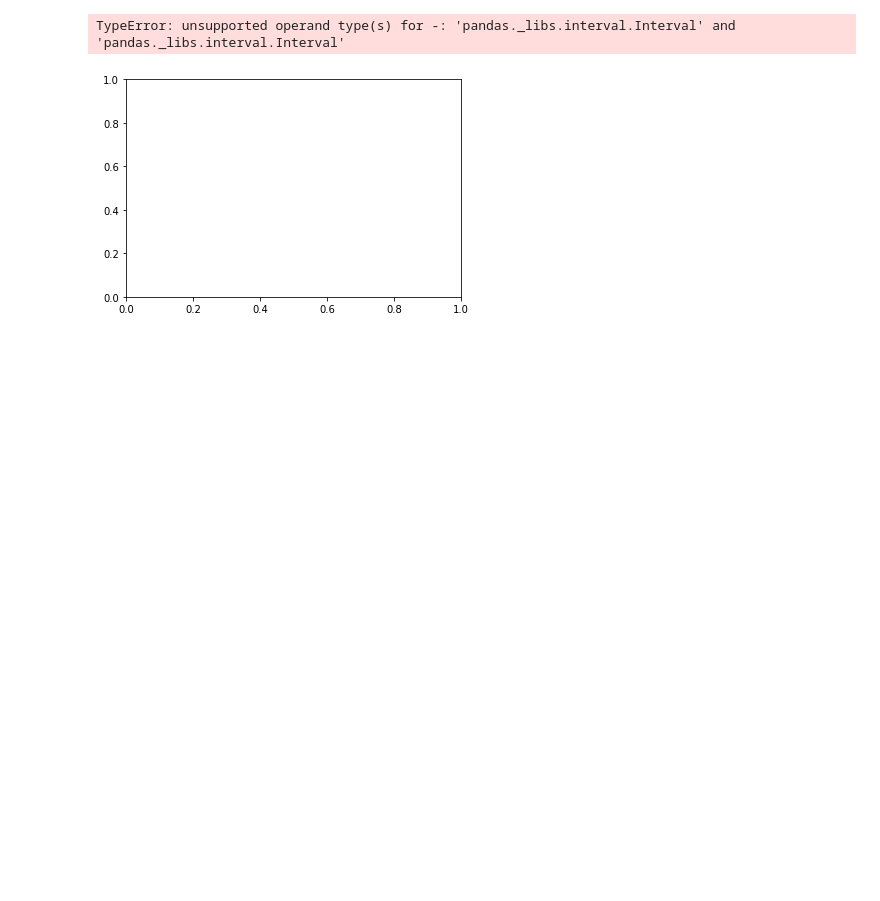
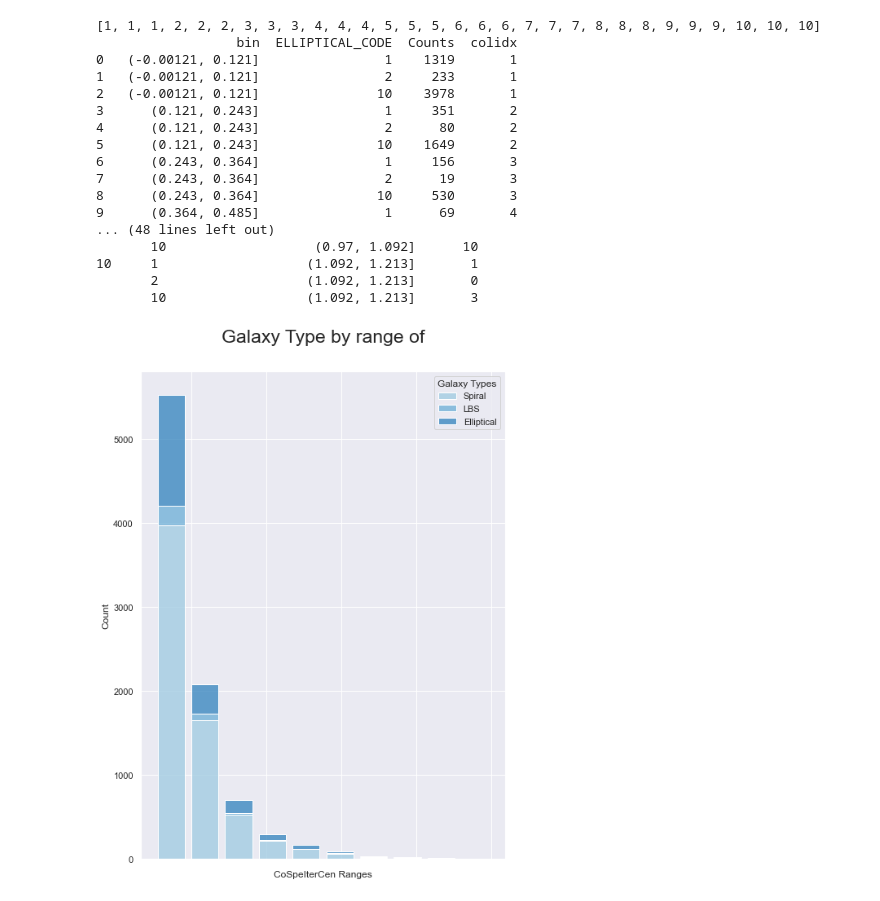
Before and after one commit to KeithSloan/MSc_Project, a Jupyter notebook: Jupyter/AstropyTable/GalaxyType_ByPosition.ipynb, the cells around one changed output. Drawn from its saved outputs; the diff is of its cells as text; code cells hidden in the pictures; blank space fills up the shorter version.

```diff
--- a/Jupyter/AstropyTable/GalaxyType_ByPosition.ipynb
+++ b/Jupyter/AstropyTable/GalaxyType_ByPosition.ipynb
@@ -62,47 +62,34 @@ xfields = ['CoSepIterCen']
 #  plt.show()
 
 
+n = 10
+r = 3
 df = RErange.to_pandas()
 #xfield = ['CoSepIterCen']
 df2 = df[['ELLIPTICAL_CODE','CoSepIterCen']]
-df2['bin'] = pd.cut(df2['CoSepIterCen'], 5)
+df2['bin'] = pd.cut(df2['CoSepIterCen'], n)
 df3 = df2.groupby(['bin','ELLIPTICAL_CODE']).size().reset_index(name='Counts')
-df4=df3.set_index(['bin','ELLIPTICAL_CODE'])
+lst = []
+for i in range(1,n+1) :
+  lst = lst + [i]*r
+print(lst)
+df3['colidx']=lst
+print(df3)
+df4=df3.set_index(['colidx','ELLIPTICAL_CODE'])
 print(df4)
 #df4=df3.set_index(['bin'])
-sns.histplot(df4, x='bin', hue='ELLIPTICAL_CODE', weights='Counts',
+#sns.set(rc={'figure.figsize':(11.7,8.27)})
+#fig = plt.gcf()
+#fig.set_size_inches( 16, 10)
+g=sns.histplot(df4, x='colidx', hue='ELLIPTICAL_CODE', weights='Counts',
              multiple='stack', palette='tab20c', shrink=0.8)
-#sns.barplot(x=("bin","ELLIPTICAL_CODE"), y="Counts",data=df4)
-#ax2=df4[["bin", "ELLIPTICAL_CODE"]].plot(kind="bar", stacked=True)
-
-df4.plot.bar(stacked=True)
-#sns.barplot(x="bin", y="Counts",data=df3)
-#df3.T.plot.bar(stacked=True, figsize=(12,6))
-#sns.histplot(df3, x='bin', hue='ELLIPTICAL_CODE', weights='Counts',
-#             multiple='stack', palette='tab20c', shrink=0.8)
-#print(df2)
-print(df4)
-print(f'df4 index :{df4.index}')
-#df4.plot.bar(x="bin", y="Counts")
-#sns.histplot(x="bin", y="ELLIPTICAL_CODE",weights="Counts",data=df3)
-#df4.plot.bar(x="bin", y="Counts",stacked=True,rot=0)
-#df4.plot(kind='bar',x="bin", y="Counts",stacked=True,rot=0)
-
-
-#for i,xfield in enumerate(xfields,1) :
-#     sns.set(rc={'figure.figsize':(10,8)})
-#     df = RErange.to_pandas()
-#     df["bin"] = pd.cut(df[xfield], 5)
-#     sns.barplot(x="bin", y="ELLIPTICAL_CODE",data=df)
-#     sns.histplot(x="bin",y="ELLIPTICAL_CODE"),data=df,multipl='stack')
-#     plt.show()
-
-
-
-#for i,xfield in enumerate(xfields,1) :
-#    df = RErange.to_pandas()
-#    #print(pd.cut(df[xfield],8))
-#    print(df['ELLIPTICAL_CODE'])
+g.set_title('Galaxy Type by range of', fontsize = 23, y =1.05);
+g.set_xlabel('CoSpeIterCen Ranges')
+#g.set_xlim([1,7])
+g.set(xticklabels=[])
+plt.legend(title='Galaxy Types', loc='upper right', labels=['Spiral', 'LBS','Elliptical'])
+plt.rcParams["figure.figsize"]=(6,12)
+plt.show(g)
 # %% [output]
 GroupGal : 83093
 EnvMeasures : 67996
@@ -141,2 +119,18 @@ See the caveats in the documentation: https://pandas.pydata.org/pandas-docs/stab
-TypeError: unsupported operand type(s) for -: 'pandas._libs.interval.Interval' and 'pandas._libs.interval.Interval'
+[1, 1, 1, 2, 2, 2, 3, 3, 3, 4, 4, 4, 5, 5, 5, 6, 6, 6, 7, 7, 7, 8, 8, 8, 9, 9, 9, 10, 10, 10]
+                  bin  ELLIPTICAL_CODE  Counts  colidx
+0   (-0.00121, 0.121]                1    1319       1
+1   (-0.00121, 0.121]                2     233       1
+2   (-0.00121, 0.121]               10    3978       1
+3      (0.121, 0.243]                1     351       2
+4      (0.121, 0.243]                2      80       2
+5      (0.121, 0.243]               10    1649       2
+6      (0.243, 0.364]                1     156       3
+7      (0.243, 0.364]                2      19       3
+8      (0.243, 0.364]               10     530       3
+9      (0.364, 0.485]                1      69       4
+... (48 lines left out)
+       10                   (0.97, 1.092]      10
+10     1                   (1.092, 1.213]       1
+       2                   (1.092, 1.213]       0
+       10                  (1.092, 1.213]       3
-[figure, old version]
+[figure, new version]
```
Also changed, not shown: parts of 1 cell of this notebook, 2 other files.
